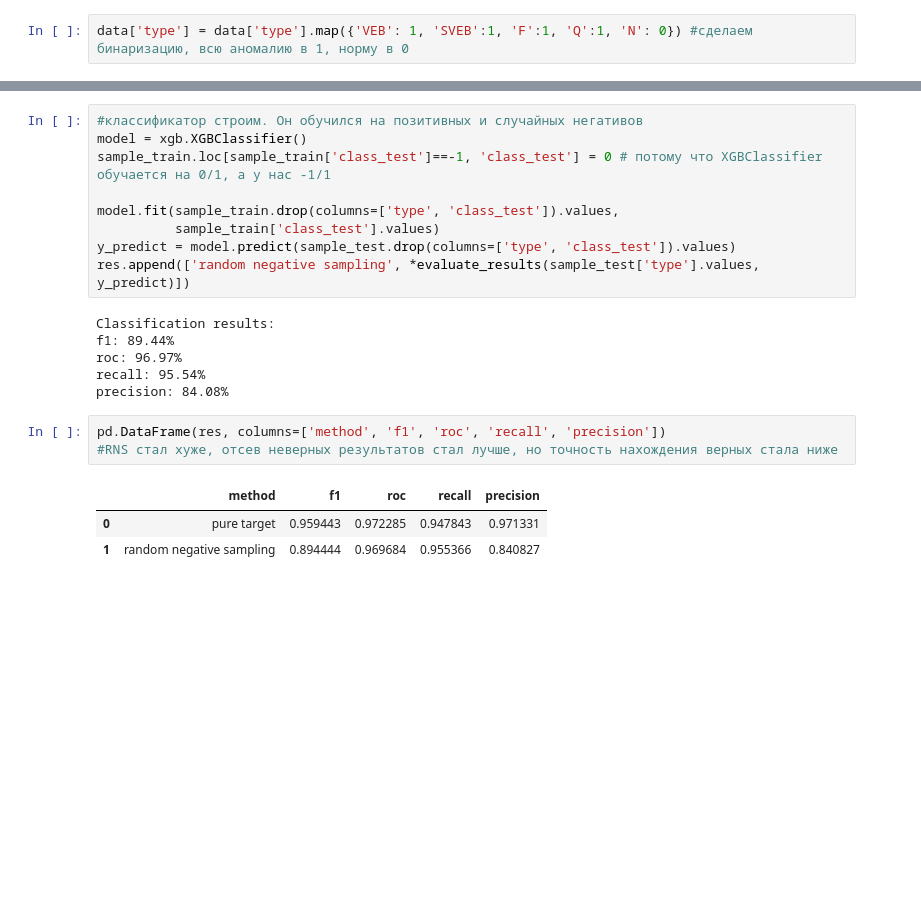
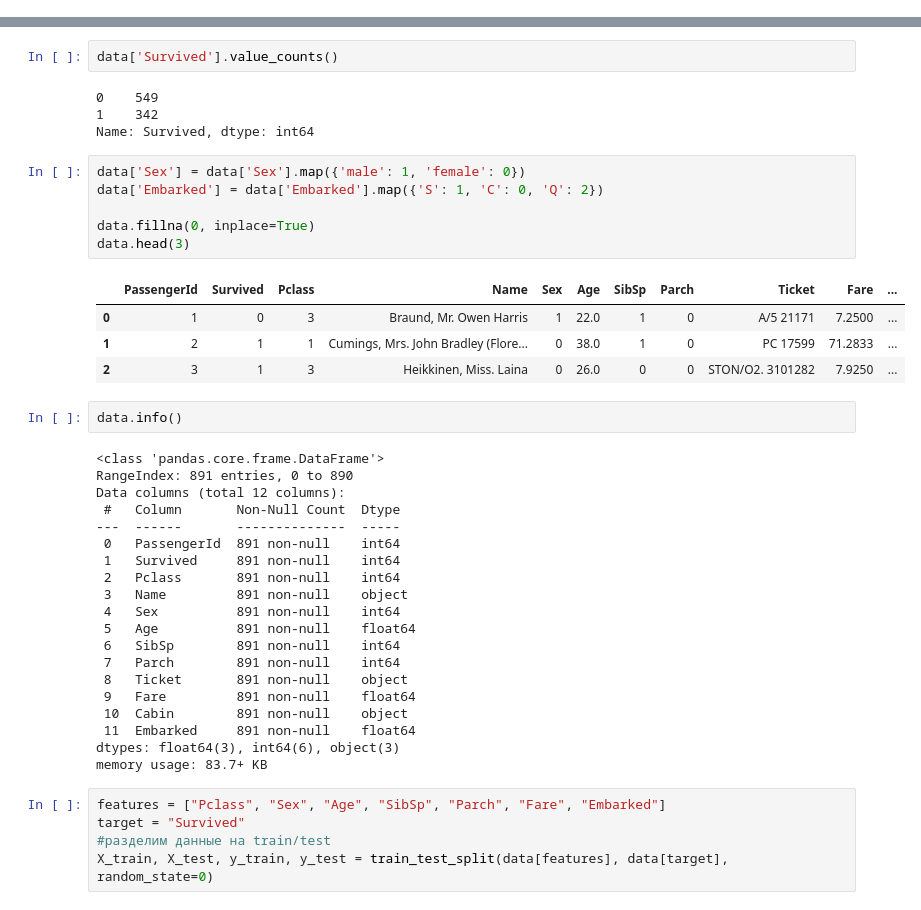
Before and after one commit to geekevgin/-Python, a Jupyter notebook: Untitled85.ipynb, the cells around one changed output, grey strips where cells are left out. Cells and saved outputs as stored; diff of their text form; blank space fills up the shorter version.

```diff
--- a/Untitled85.ipynb
+++ b/Untitled85.ipynb
@@ -56,2 +59,0 @@ res = [] # запишем общие результаты обучения
-# %%
-data['type'] = data['type'].map({'VEB': 1, 'SVEB':1, 'F':1, 'Q':1, 'N': 0}) #сделаем бинаризацию, всю аномалию в 1, норму в 0
@@ -140,22 +60,44 @@ sample_train = pd.concat([neg_sample, pos_sample]).sample(frac=1)
-# %%
-#классификатор строим. Он обучился на позитивных и случайных негативов
-model = xgb.XGBClassifier()
-sample_train.loc[sample_train['class_test']==-1, 'class_test'] = 0 # потому что XGBClassifier обучается на 0/1, а у нас -1/1
-
-model.fit(sample_train.drop(columns=['type', 'class_test']).values,
-          sample_train['class_test'].values)
-y_predict = model.predict(sample_test.drop(columns=['type', 'class_test']).values)
-res.append(['random negative sampling', *evaluate_results(sample_test['type'].values, y_predict)])
-# %% [output]
-Classification results:
-f1: 89.44%
-roc: 96.97%
-recall: 95.54%
-precision: 84.08%
-# %%
-pd.DataFrame(res, columns=['method', 'f1', 'roc', 'recall', 'precision'])
-#RNS стал хуже, отсев неверных результатов стал лучше, но точность нахождения верных стала ниже
-# %% [output]
-|  | method | f1 | roc | recall | precision |
-| 0 | pure target | 0.959443 | 0.972285 | 0.947843 | 0.971331 |
-| 1 | random negative sampling | 0.894444 | 0.969684 | 0.955366 | 0.840827 |
+# %%
+data['Survived'].value_counts()
+# %% [output]
+0    549
+1    342
+Name: Survived, dtype: int64
+# %%
+data['Sex'] = data['Sex'].map({'male': 1, 'female': 0})
+data['Embarked'] = data['Embarked'].map({'S': 1, 'C': 0, 'Q': 2})
+
+data.fillna(0, inplace=True)
+data.head(3)
+# %% [output]
+|  | PassengerId | Survived | Pclass | Name | Sex | Age | SibSp | Parch | Ticket | Fare | ... |
+| 0 | 1 | 0 | 3 | Braund, Mr. Owen Harris | 1 | 22.0 | 1 | 0 | A/5 21171 | 7.2500 | ... |
+| 1 | 2 | 1 | 1 | Cumings, Mrs. John Bradley (Flore... | 0 | 38.0 | 1 | 0 | PC 17599 | 71.2833 | ... |
+| 2 | 3 | 1 | 3 | Heikkinen, Miss. Laina | 0 | 26.0 | 0 | 0 | STON/O2. 3101282 | 7.9250 | ... |
+# %%
+data.info()
+# %% [output]
+<class 'pandas.core.frame.DataFrame'>
+RangeIndex: 891 entries, 0 to 890
+Data columns (total 12 columns):
+ #   Column       Non-Null Count  Dtype
+---  ------       --------------  -----
+ 0   PassengerId  891 non-null    int64
+ 1   Survived     891 non-null    int64
+ 2   Pclass       891 non-null    int64
+ 3   Name         891 non-null    object
+ 4   Sex          891 non-null    int64
+ 5   Age          891 non-null    float64
+ 6   SibSp        891 non-null    int64
+ 7   Parch        891 non-null    int64
+ 8   Ticket       891 non-null    object
+ 9   Fare         891 non-null    float64
+ 10  Cabin        891 non-null    object
+ 11  Embarked     891 non-null    float64
+dtypes: float64(3), int64(6), object(3)
+memory usage: 83.7+ KB
+# %%
+features = ["Pclass", "Sex", "Age", "SibSp", "Parch", "Fare", "Embarked"]
+target = "Survived"
+#разделим данные на train/test
+X_train, X_test, y_train, y_test = train_test_split(data[features], data[target], random_state=0)
```
Also changed, not shown: parts of 35 cells of this notebook.
